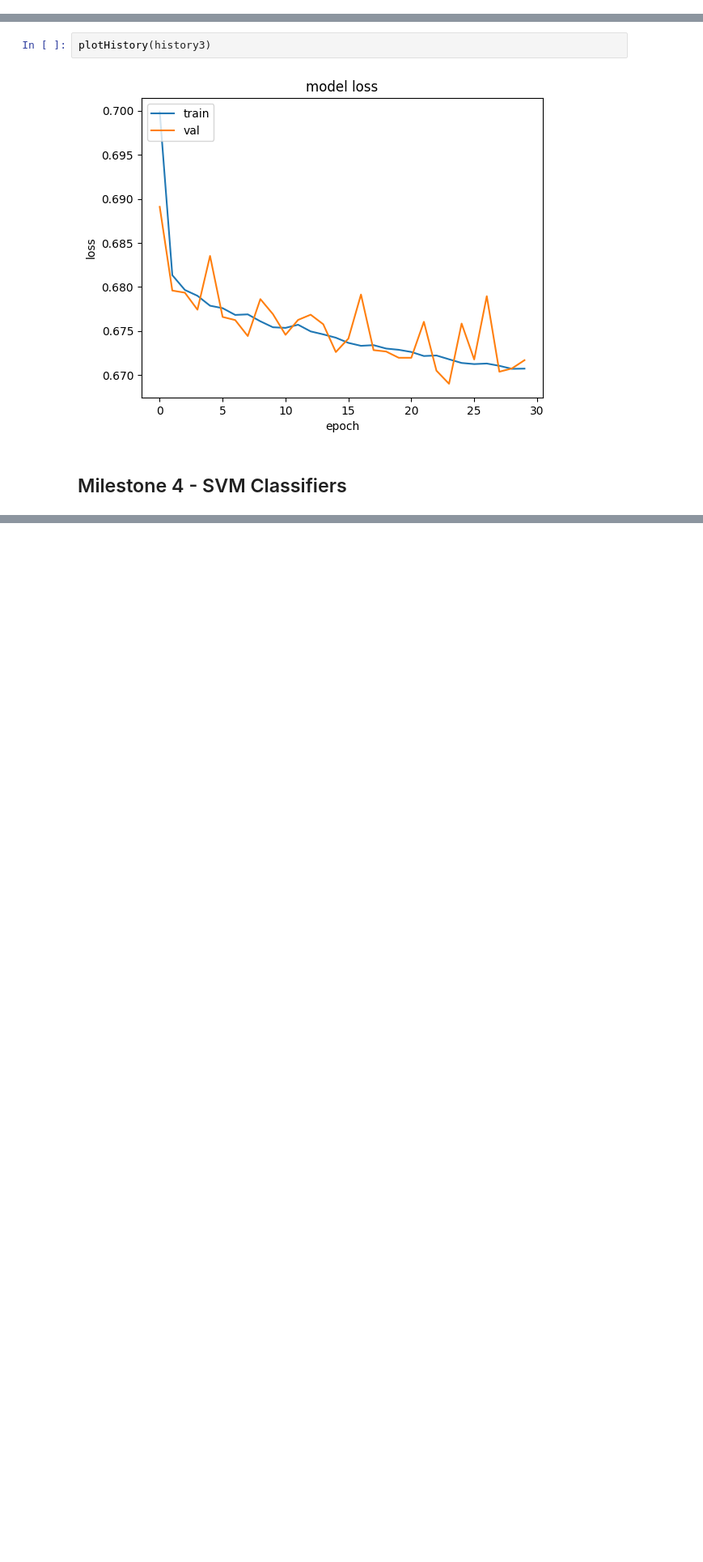
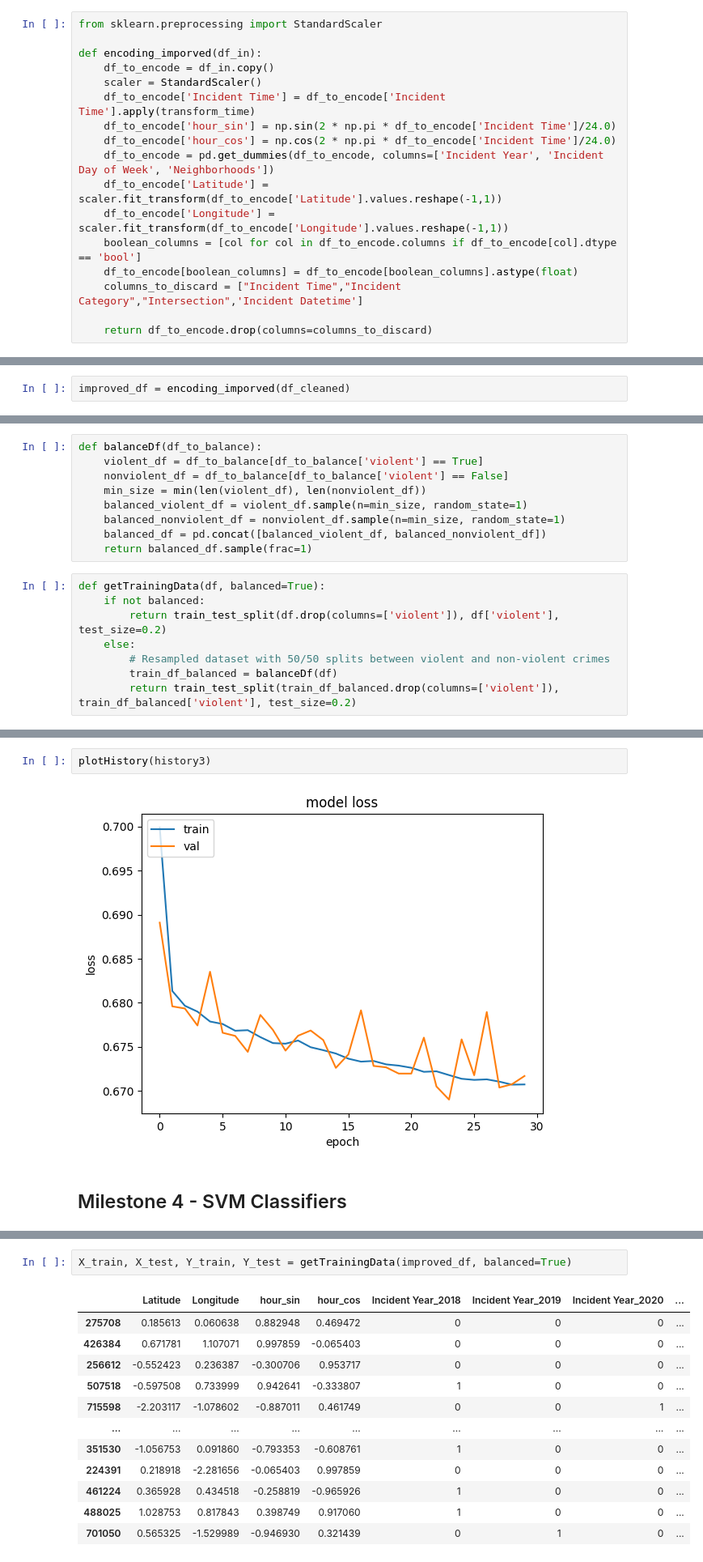
Before and after one commit to zhubzy/SF-Incident-Prediction, a Jupyter notebook: SF_Incident_Prediction.ipynb, the cells around one changed output, grey strips where cells are left out. Shown at 81% size. Cells and saved outputs as stored; diff of their text form; blank space fills up the shorter version.

```diff
--- a/SF_Incident_Prediction.ipynb
+++ b/SF_Incident_Prediction.ipynb
@@ -165,0 +145,17 @@ df_cleaned = df_cleaned.drop(columns=['Incident Datetime', 'Incident Category'])
+# %%
+from sklearn.preprocessing import StandardScaler
+
+def encoding_imporved(df_in):
+    df_to_encode = df_in.copy()
+    scaler = StandardScaler()
+    df_to_encode['Incident Time'] = df_to_encode['Incident Time'].apply(transform_time)
+    df_to_encode['hour_sin'] = np.sin(2 * np.pi * df_to_encode['Incident Time']/24.0)
+    df_to_encode['hour_cos'] = np.cos(2 * np.pi * df_to_encode['Incident Time']/24.0)
+    df_to_encode = pd.get_dummies(df_to_encode, columns=['Incident Year', 'Incident Day of Week', 'Neighborhoods'])
+    df_to_encode['Latitude'] = scaler.fit_transform(df_to_encode['Latitude'].values.reshape(-1,1))
+    df_to_encode['Longitude'] = scaler.fit_transform(df_to_encode['Longitude'].values.reshape(-1,1))
+    boolean_columns = [col for col in df_to_encode.columns if df_to_encode[col].dtype == 'bool']
+    df_to_encode[boolean_columns] = df_to_encode[boolean_columns].astype(float)
+    columns_to_discard = ["Incident Time","Incident Category","Intersection",'Incident Datetime']
+
+    return df_to_encode.drop(columns=columns_to_discard)
@@ -165,0 +176,2 @@ df_cleaned = df_cleaned.drop(columns=['Incident Datetime', 'Incident Category'])
+# %%
+improved_df = encoding_imporved(df_cleaned)
@@ -175,3 +221,20 @@ df_cleaned[boolean_columns] = df_cleaned[boolean_columns].astype(float)
+# %%
+def balanceDf(df_to_balance):
+    violent_df = df_to_balance[df_to_balance['violent'] == True]
+    nonviolent_df = df_to_balance[df_to_balance['violent'] == False]
+    min_size = min(len(violent_df), len(nonviolent_df))
+    balanced_violent_df = violent_df.sample(n=min_size, random_state=1)
+    balanced_nonviolent_df = nonviolent_df.sample(n=min_size, random_state=1)
+    balanced_df = pd.concat([balanced_violent_df, balanced_nonviolent_df])
+    return balanced_df.sample(frac=1)
+# %%
+def getTrainingData(df, balanced=True):
+    if not balanced:
+        return train_test_split(df.drop(columns=['violent']), df['violent'], test_size=0.2)
+    else:
+        # Resampled dataset with 50/50 splits between violent and non-violent crimes
+        train_df_balanced = balanceDf(df)
+        return train_test_split(train_df_balanced.drop(columns=['violent']), train_df_balanced['violent'], test_size=0.2)
 # %% [markdown]
 ## Incident Datetime Data Exploration
 # %%
@@ -898,0 +1033,15 @@ def train_svc(x_train, y_train, x_test, y_test, kernelType='linear'):
+# %%
+X_train, X_test, Y_train, Y_test = getTrainingData(improved_df, balanced=True)
+# %% [output]
+|  | Latitude | Longitude | hour_sin | hour_cos | Incident Year_2018 | Incident Year_2019 | Incident Year_2020 | ... |
+| 275708 | 0.185613 | 0.060638 | 0.882948 | 0.469472 | 0 | 0 | 0 | ... |
+| 426384 | 0.671781 | 1.107071 | 0.997859 | -0.065403 | 0 | 0 | 0 | ... |
+| 256612 | -0.552423 | 0.236387 | -0.300706 | 0.953717 | 0 | 0 | 0 | ... |
+| 507518 | -0.597508 | 0.733999 | 0.942641 | -0.333807 | 1 | 0 | 0 | ... |
+| 715598 | -2.203117 | -1.078602 | -0.887011 | 0.461749 | 0 | 0 | 1 | ... |
+| ... | ... | ... | ... | ... | ... | ... | ... | ... |
+| 351530 | -1.056753 | 0.091860 | -0.793353 | -0.608761 | 1 | 0 | 0 | ... |
+| 224391 | 0.218918 | -2.281656 | -0.065403 | 0.997859 | 0 | 0 | 0 | ... |
+| 461224 | 0.365928 | 0.434518 | -0.258819 | -0.965926 | 1 | 0 | 0 | ... |
+| 488025 | 1.028753 | 0.817843 | 0.398749 | 0.917060 | 1 | 0 | 0 | ... |
+| 701050 | 0.565325 | -1.529989 | -0.946930 | 0.321439 | 0 | 1 | 0 | ... |
```
Also changed, not shown: parts of 43 cells of this notebook.
